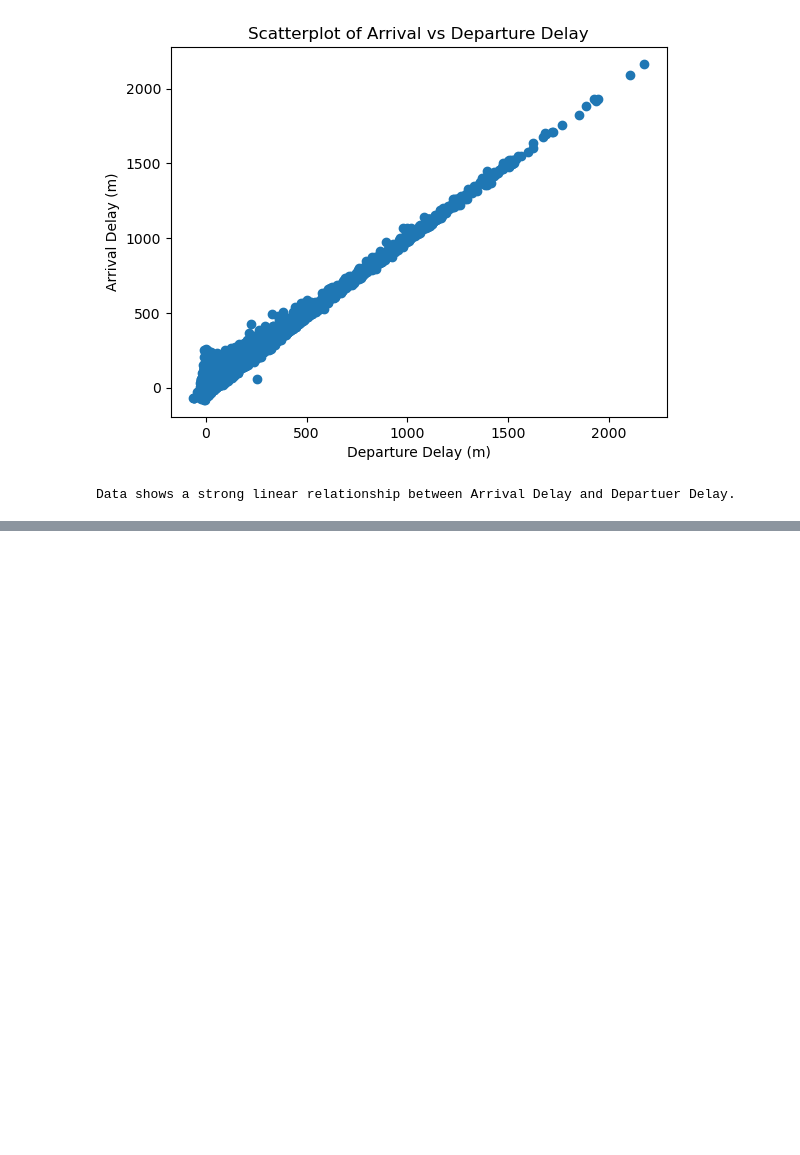
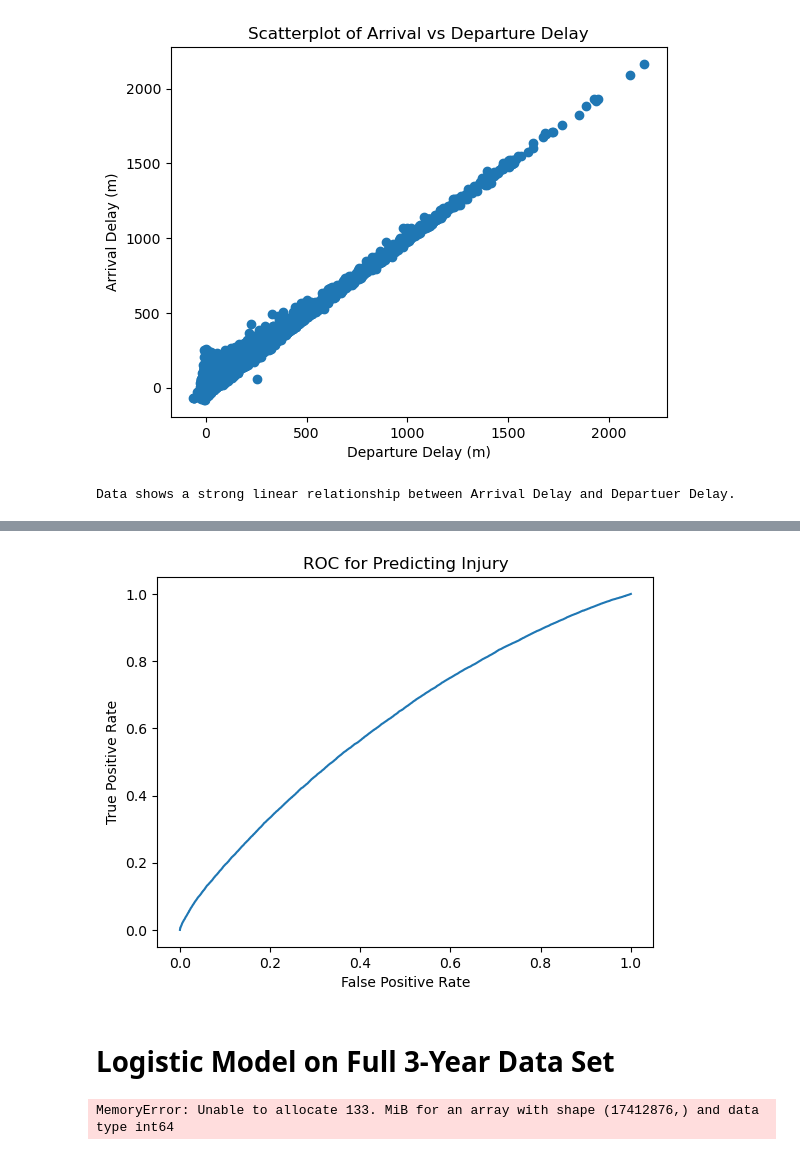
Before and after one commit to NedKost/MS-AAI-501-Team-Project, a Jupyter notebook: notebooks/Logistic Regression.ipynb, the cells around one changed output, grey strips where cells are left out. Cells and saved outputs as stored; diff of their text form; code cells hidden in the pictures; blank space fills up the shorter version.

```diff
--- a/notebooks/Logistic Regression.ipynb
+++ b/notebooks/Logistic Regression.ipynb
@@ -278,0 +350,31 @@ plt.show()
+# %%
+# Columns to use as Features
+features = ['Month', 'DayOfWeek', 'DayofMonth', 'Origin', 'Dest','CRSDepTime', 'CRSArrTime', 'CRSElapsedTime',
+            'Distance', 'Carrier', 'Aircraft_Daily_Flight_Count', 'Full-time', 'Part-time', 'Origin_Windspeed',
+            'Origin_Precip', 'Dest_Windspeed', 'Dest_Precip', 'origin_ianaTimeZone', 'dest_ianaTimeZone']
+
+# Declare X and Y from dataframe
+x = flights_df[features]
+y = flights_df['Delayed']
+
+# Encoding categorical variables
+x = binary_encode_timezone(x, ['origin_ianaTimeZone', 'dest_ianaTimeZone', 'Dest', 'Origin'])
+x = pd.get_dummies(x, columns=['Carrier'])
+
+# Create Test Train split of data
+x_train, x_test, y_train, y_test = train_test_split(x, y, test_size=0.25, random_state=42)
+
+# Initiate the GLM Model, fit it to data, and output the summary
+glm_binom_model = sm.GLM(y_train, x_train, family=sm.families.Binomial(link=sm.families.links.logit())).fit()
+print(glm_binom_model.summary())
+
+# Predict probability that given y value is 1
+y_predict = glm_binom_model.predict(x_test)
+
+# Calculate AUC of model
+auc = roc_auc_score(y_test, y_predict)
+
+# Print AUC score and Summary
+print('(AUC) GLM Logistic Regression: %.4f' % auc)
+print('')
+print('Removing the Feature Set 2 data, we get an AUC score of 61.59%.  This is not a good score, and this model is not very useful in this state.')
@@ -278,0 +399,21 @@ plt.show()
+# %%
+# Calculate AUC metrics
+fpr, tpr, _ = metrics.roc_curve(y_test, y_predict)
+
+# create ROC curve
+plt.plot(fpr, tpr)
+plt.ylabel("True Positive Rate")
+plt.xlabel("False Positive Rate")
+plt.title("ROC for Predicting Injury")
+plt.show()
+# %% [output]
+[figure, added]
+# %% [markdown]
+# Logistic Model on Full 3-Year Data Set
+# %%
+# Load Flight and Weather Dataset
+all_flights_df = pd.read_csv('../data/all_flight_data.csv')
+
+all_flights_df.head()
+# %% [output]
+MemoryError: Unable to allocate 133. MiB for an array with shape (17412876,) and data type int64
```
Also changed, not shown: parts of 18 cells of this notebook, 3 other files.
